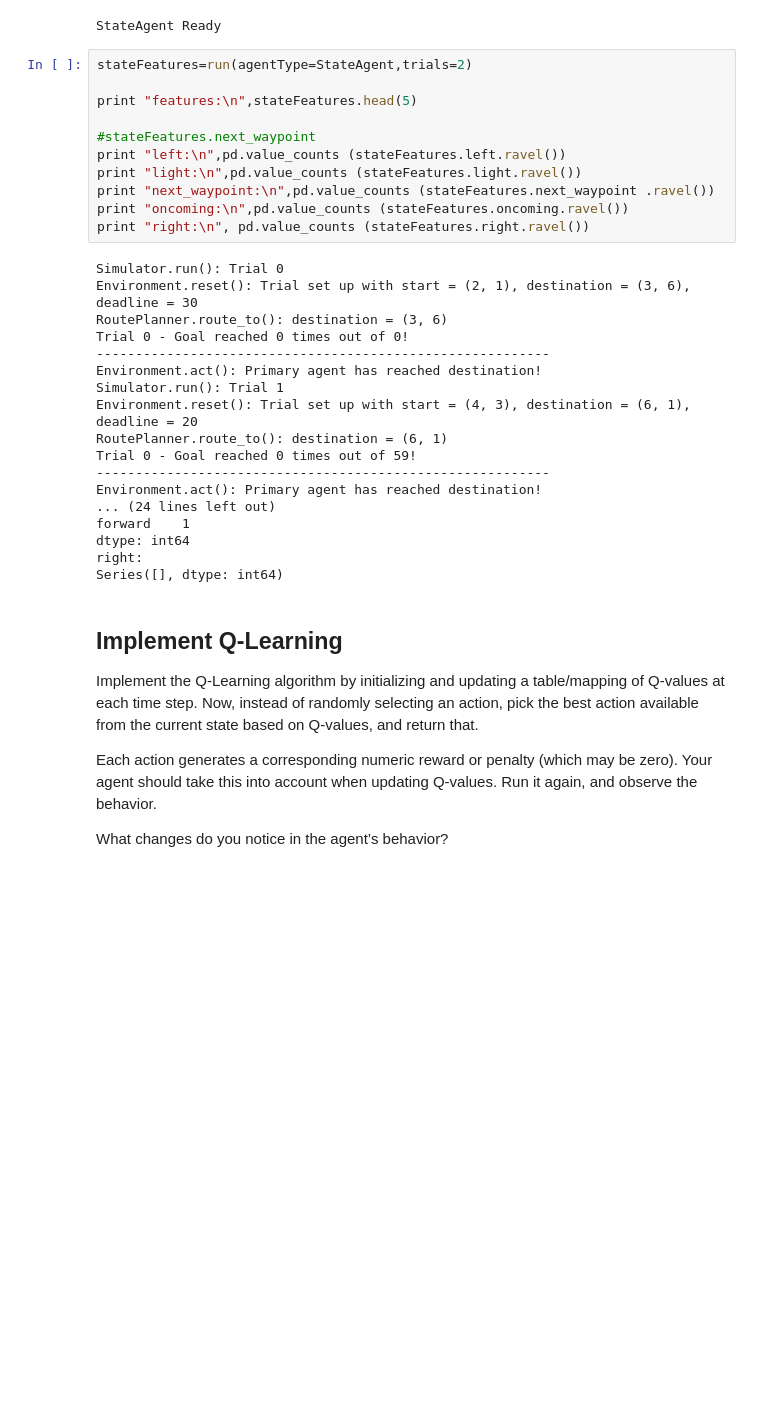
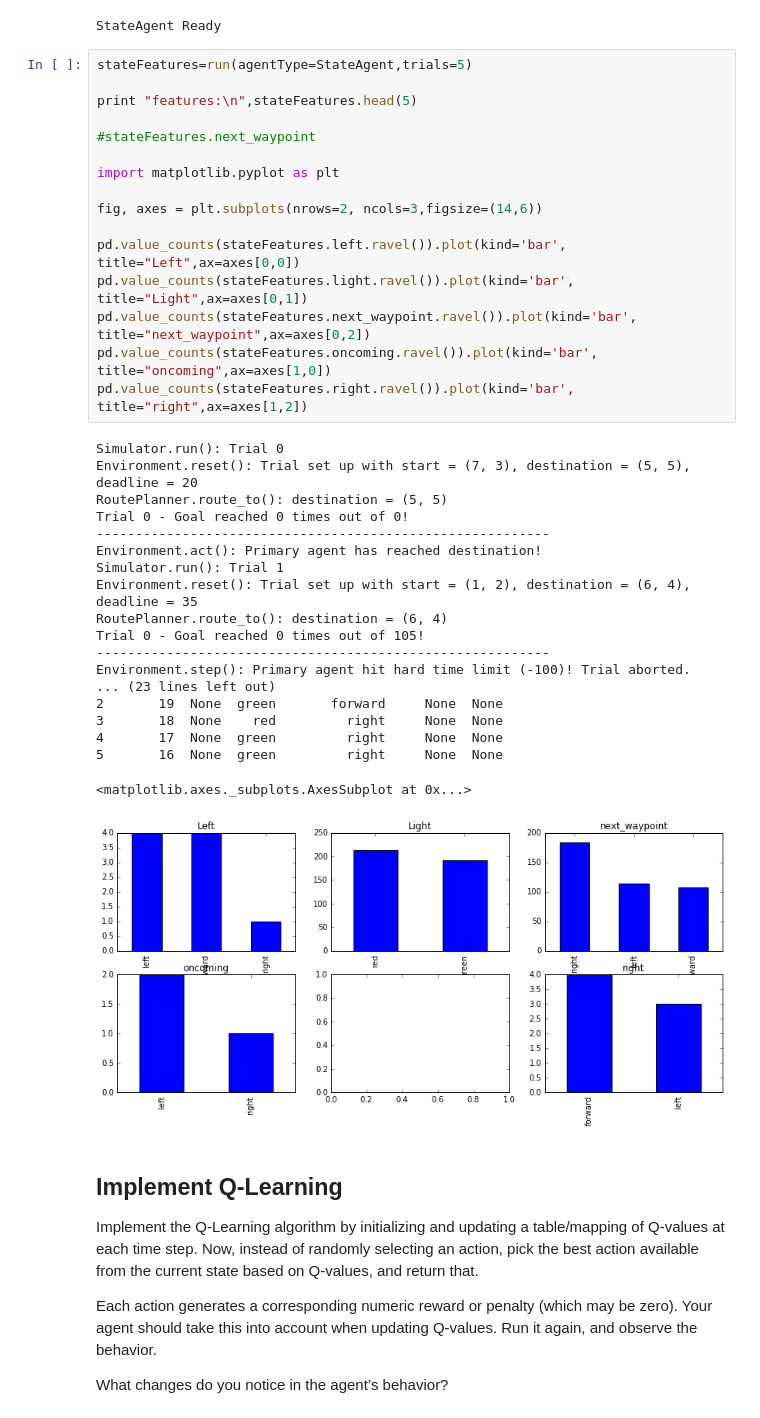
Before and after one commit to llathrop/smartcab, a Jupyter notebook: agent.ipynb, the cells around one changed output. Drawn from its saved outputs; the diff is of its cells as text; blank space fills up the shorter version.

Commit message:
basic graphs of the state features

```diff
--- a/agent.ipynb
+++ b/agent.ipynb
@@ -209,34 +203,41 @@ print "StateAgent Ready"
 # %% [output]
 StateAgent Ready
 # %%
-stateFeatures=run(agentType=StateAgent,trials=2)
+stateFeatures=run(agentType=StateAgent,trials=5)
 
 print "features:\n",stateFeatures.head(5)
 
 #stateFeatures.next_waypoint
-print "left:\n",pd.value_counts (stateFeatures.left.ravel())
-print "light:\n",pd.value_counts (stateFeatures.light.ravel())
-print "next_waypoint:\n",pd.value_counts (stateFeatures.next_waypoint .ravel())
-print "oncoming:\n",pd.value_counts (stateFeatures.oncoming.ravel())
-print "right:\n", pd.value_counts (stateFeatures.right.ravel())
+
+import matplotlib.pyplot as plt
+
+fig, axes = plt.subplots(nrows=2, ncols=3,figsize=(14,6))
+
+pd.value_counts(stateFeatures.left.ravel()).plot(kind='bar', title="Left",ax=axes[0,0])
+pd.value_counts(stateFeatures.light.ravel()).plot(kind='bar', title="Light",ax=axes[0,1])
+pd.value_counts(stateFeatures.next_waypoint.ravel()).plot(kind='bar', title="next_waypoint",ax=axes[0,2])
+pd.value_counts(stateFeatures.oncoming.ravel()).plot(kind='bar', title="oncoming",ax=axes[1,0])
+pd.value_counts(stateFeatures.right.ravel()).plot(kind='bar', title="right",ax=axes[1,2])
 # %% [output]
 Simulator.run(): Trial 0
-Environment.reset(): Trial set up with start = (2, 1), destination = (3, 6), deadline = 30
-RoutePlanner.route_to(): destination = (3, 6)
+Environment.reset(): Trial set up with start = (7, 3), destination = (5, 5), deadline = 20
+RoutePlanner.route_to(): destination = (5, 5)
 Trial 0 - Goal reached 0 times out of 0!
 ----------------------------------------------------------
 Environment.act(): Primary agent has reached destination!
 Simulator.run(): Trial 1
-Environment.reset(): Trial set up with start = (4, 3), destination = (6, 1), deadline = 20
-RoutePlanner.route_to(): destination = (6, 1)
-Trial 0 - Goal reached 0 times out of 59!
+Environment.reset(): Trial set up with start = (1, 2), destination = (6, 4), deadline = 35
+RoutePlanner.route_to(): destination = (6, 4)
+Trial 0 - Goal reached 0 times out of 105!
 ----------------------------------------------------------
-Environment.act(): Primary agent has reached destination!
-... (24 lines left out)
-forward    1
-dtype: int64
-right:
-Series([], dtype: int64)
+Environment.step(): Primary agent hit hard time limit (-100)! Trial aborted.
+... (23 lines left out)
+2       19  None  green       forward     None  None
+3       18  None    red         right     None  None
+4       17  None  green         right     None  None
+5       16  None  green         right     None  None
+<matplotlib.axes._subplots.AxesSubplot at 0x...>
+[figure, added]
 # %% [markdown]
 ## Implement Q-Learning
 
```
Also changed, not shown: parts of 2 cells of this notebook.
